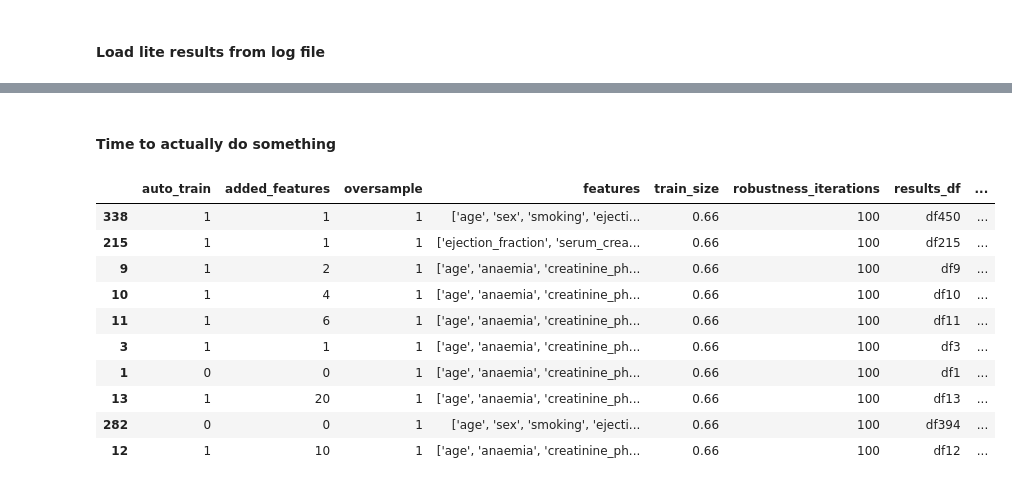
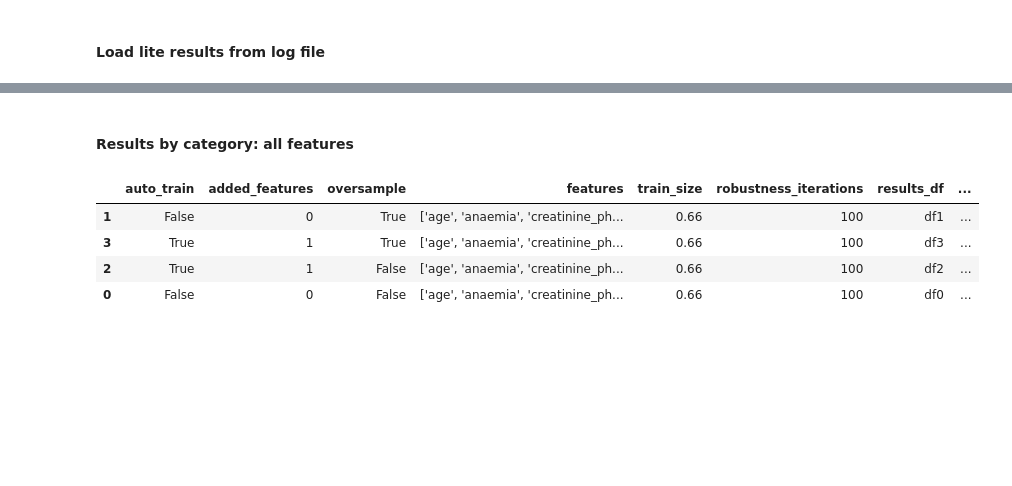
Before and after one commit to demetriomagatti/machine_learning_playground, a Jupyter notebook: heart_failure/analyse_results.ipynb, the cells around one changed output, grey strips where cells are left out. Cells and saved outputs as stored; diff of their text form; code cells hidden in the pictures; blank space fills up the shorter version.

```diff
--- a/heart_failure/analyse_results.ipynb
+++ b/heart_failure/analyse_results.ipynb
@@ -35,27 +35,19 @@ test_log.round(3).tail()
 # %% [markdown]
-#### Time to actually do something
+#### Results by category: all features
 # %%
 query = {
-    'auto_train': False,
-    'oversample': True,
-    'n_features': 5
+    'n_features': 11
 }
 query_str = ''
 for key in query.keys():
     query_str = query_str + f'{key} == @query["{key}"] & '
 query_str = query_str[:-2]
 
-test_log_sorted = test_log.sort_values(by=['recall'],ascending=False).round(3)
-test_log_sorted.head(10)
+test_log_sorted = test_log.query(query_str).sort_values(by=['recall'],ascending=False).round(3)
+test_log_sorted.head(5)
 # %% [output]
 |  | auto_train | added_features | oversample | features | train_size | robustness_iterations | results_df | ... |
-| 338 | 1 | 1 | 1 | ['age', 'sex', 'smoking', 'ejecti... | 0.66 | 100 | df450 | ... |
-| 215 | 1 | 1 | 1 | ['ejection_fraction', 'serum_crea... | 0.66 | 100 | df215 | ... |
-| 9 | 1 | 2 | 1 | ['age', 'anaemia', 'creatinine_ph... | 0.66 | 100 | df9 | ... |
-| 10 | 1 | 4 | 1 | ['age', 'anaemia', 'creatinine_ph... | 0.66 | 100 | df10 | ... |
-| 11 | 1 | 6 | 1 | ['age', 'anaemia', 'creatinine_ph... | 0.66 | 100 | df11 | ... |
-| 3 | 1 | 1 | 1 | ['age', 'anaemia', 'creatinine_ph... | 0.66 | 100 | df3 | ... |
-| 1 | 0 | 0 | 1 | ['age', 'anaemia', 'creatinine_ph... | 0.66 | 100 | df1 | ... |
-| 13 | 1 | 20 | 1 | ['age', 'anaemia', 'creatinine_ph... | 0.66 | 100 | df13 | ... |
-| 282 | 0 | 0 | 1 | ['age', 'sex', 'smoking', 'ejecti... | 0.66 | 100 | df394 | ... |
-| 12 | 1 | 10 | 1 | ['age', 'anaemia', 'creatinine_ph... | 0.66 | 100 | df12 | ... |
+| 1 | False | 0 | True | ['age', 'anaemia', 'creatinine_ph... | 0.66 | 100 | df1 | ... |
+| 3 | True | 1 | True | ['age', 'anaemia', 'creatinine_ph... | 0.66 | 100 | df3 | ... |
+| 2 | True | 1 | False | ['age', 'anaemia', 'creatinine_ph... | 0.66 | 100 | df2 | ... |
+| 0 | False | 0 | False | ['age', 'anaemia', 'creatinine_ph... | 0.66 | 100 | df0 | ... |
```
Also changed, not shown: parts of 17 cells of this notebook, 30 other files.
